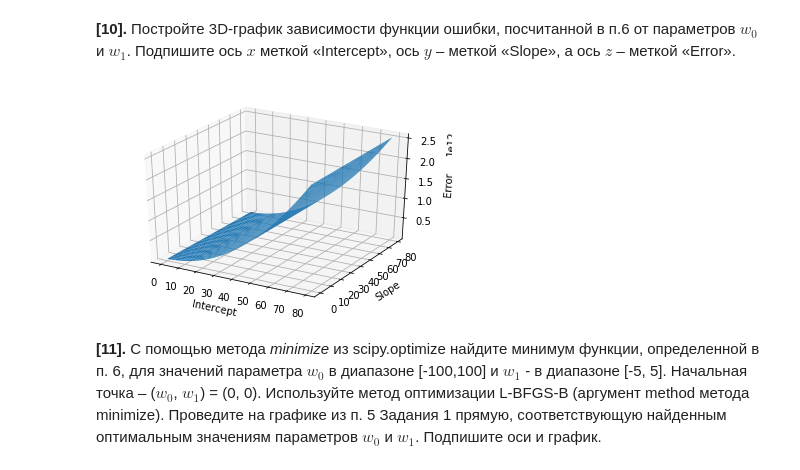
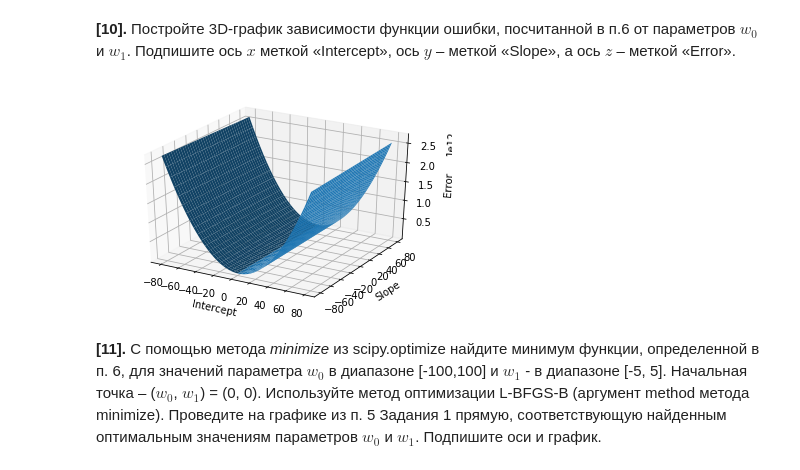
Before and after one commit to 7kia/MachineLearning, a Jupyter notebook: 1_linear_regression_task/1_Task.ipynb, the cells around one changed output. Drawn from its saved outputs; the diff is of its cells as text; code cells hidden in the pictures.

```diff
--- a/1_linear_regression_task/peer_review_linreg_height_weight.ipynb
+++ b/1_linear_regression_task/1_Task.ipynb
@@ -103,7 +103,6 @@ sns.boxplot(x='weight_cat', y='Height', data=data)
 # %% [markdown]
 **[5].** Постройте scatter plot зависимости роста от веса, используя метод *plot* для Pandas DataFrame с аргументом *kind='scatter'*. Подпишите картинку.
 # %%
-data = pd.read_csv('weights_heights.csv', index_col='Index')
 data.plot(x='Height', y='Weight', kind='scatter', color='green',  title='Third graph')
 # %% [output]
 <matplotlib.axes._subplots.AxesSubplot at 0x...>
@@ -238,31 +238,27 @@ plt.show()
 # %% [markdown]
 **[10].** Постройте 3D-график зависимости функции ошибки, посчитанной в п.6 от параметров $w_0$ и $w_1$. Подпишите ось $x$ меткой «Intercept», ось $y$ – меткой «Slope», a ось $z$ – меткой «Error».
 # %%
-minValue = 0
+minValue = -80
 maxValue = 80
 matrixSize = maxValue-minValue
 
 fig = plt.figure()
 ax = fig.gca(projection='3d')
 
 X = np.arange(minValue, maxValue, 1)
 Y = np.arange(minValue, maxValue, 1)
 
 X, Y = np.meshgrid(X, Y)
 Z = np.fromfunction(lambda w0, w1:errorFunc(w0+minValue, w1+minValue, data),(matrixSize, matrixSize), dtype=int);
-# Проверка данных
-#print(X)
-#print(Y)
-#print(Z)
 
 # Построение графика
 surf = ax.plot_surface(X, Y, Z)
 ax.set_xlabel('Intercept')
 ax.set_ylabel('Slope')
 ax.set_zlabel('Error')
 plt.show()
 # %% [output]
-[figure, old version]
+[figure, new version]
 # %% [markdown]
 **[11].** С помощью метода *minimize* из scipy.optimize найдите минимум функции, определенной в п. 6, для значений параметра $w_0$ в диапазоне [-100,100] и $w_1$ - в диапазоне [-5, 5]. Начальная точка – ($w_0$, $w_1$) = (0, 0). Используйте метод оптимизации L-BFGS-B (аргумент method метода minimize). Проведите на графике из п. 5 Задания 1 прямую, соответствующую найденным оптимальным значениям параметров $w_0$ и $w_1$. Подпишите оси и график.
 # %%
```
Also changed, not shown: parts of 6 cells of this notebook.
